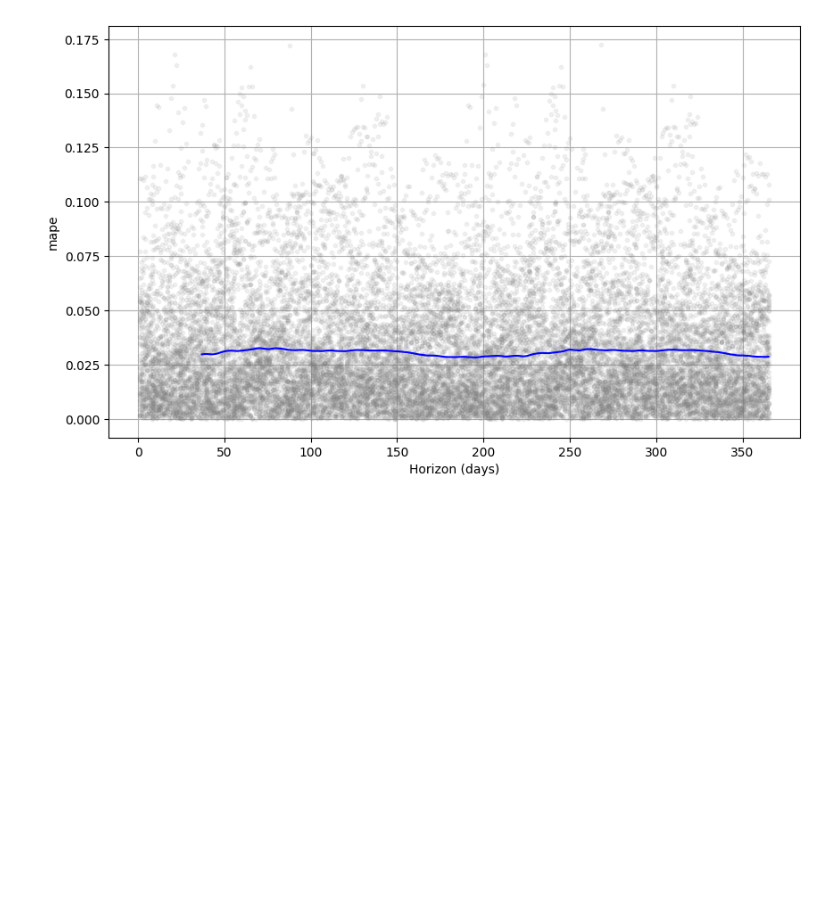
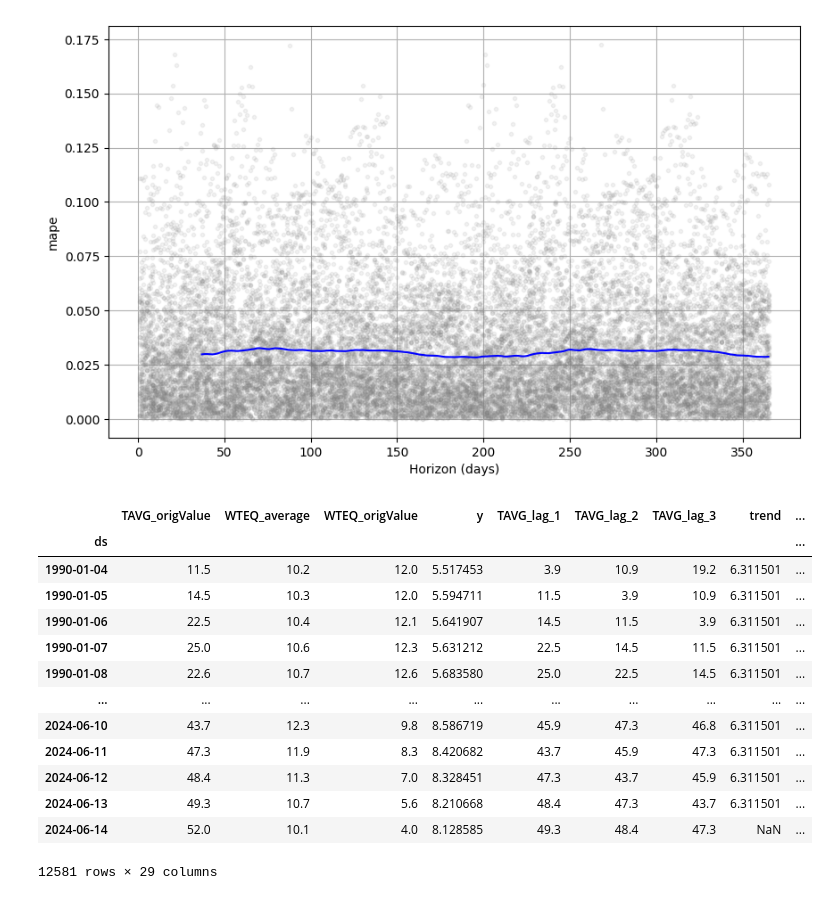
Before and after one commit to vaughankraska/gallaflow, a Jupyter notebook: explore/prophet_daily.ipynb, the cells around one changed output. Saved outputs shown, nothing was run; the diff lists cells and outputs as text; code cells hidden in the pictures; blank space fills up the shorter version.

```diff
--- a/explore/prophet_daily.ipynb
+++ b/explore/prophet_daily.ipynb
@@ -266,3 +268,23 @@ plot_cross_validation_metric(dfc_cv, metric='mape')
 # %% [output]
 [figure]
 [figure]
+# %%
+df_merged["y_true"] = np.exp(df_merged["y"])
+df_merged["yhat_true"] = np.exp(df_merged["yhat"])
+df_merged["residuals_true"] = df_merged["y_true"] - df_merged["yhat_true"]
+df_merged
+# %% [output]
+|  | TAVG_origValue | WTEQ_average | WTEQ_origValue | y | TAVG_lag_1 | TAVG_lag_2 | TAVG_lag_3 | trend | ... |
+| ds |  |  |  |  |  |  |  |  | ... |
+| 1990-01-04 | 11.5 | 10.2 | 12.0 | 5.517453 | 3.9 | 10.9 | 19.2 | 6.311501 | ... |
+| 1990-01-05 | 14.5 | 10.3 | 12.0 | 5.594711 | 11.5 | 3.9 | 10.9 | 6.311501 | ... |
+| 1990-01-06 | 22.5 | 10.4 | 12.1 | 5.641907 | 14.5 | 11.5 | 3.9 | 6.311501 | ... |
+| 1990-01-07 | 25.0 | 10.6 | 12.3 | 5.631212 | 22.5 | 14.5 | 11.5 | 6.311501 | ... |
+| 1990-01-08 | 22.6 | 10.7 | 12.6 | 5.683580 | 25.0 | 22.5 | 14.5 | 6.311501 | ... |
+| ... | ... | ... | ... | ... | ... | ... | ... | ... | ... |
+| 2024-06-10 | 43.7 | 12.3 | 9.8 | 8.586719 | 45.9 | 47.3 | 46.8 | 6.311501 | ... |
+| 2024-06-11 | 47.3 | 11.9 | 8.3 | 8.420682 | 43.7 | 45.9 | 47.3 | 6.311501 | ... |
+| 2024-06-12 | 48.4 | 11.3 | 7.0 | 8.328451 | 47.3 | 43.7 | 45.9 | 6.311501 | ... |
+| 2024-06-13 | 49.3 | 10.7 | 5.6 | 8.210668 | 48.4 | 47.3 | 43.7 | 6.311501 | ... |
+| 2024-06-14 | 52.0 | 10.1 | 4.0 | 8.128585 | 49.3 | 48.4 | 47.3 | NaN | ... |
+12581 rows × 29 columns
```
Also changed, not shown: parts of 9 cells of this notebook, 56 other files.
